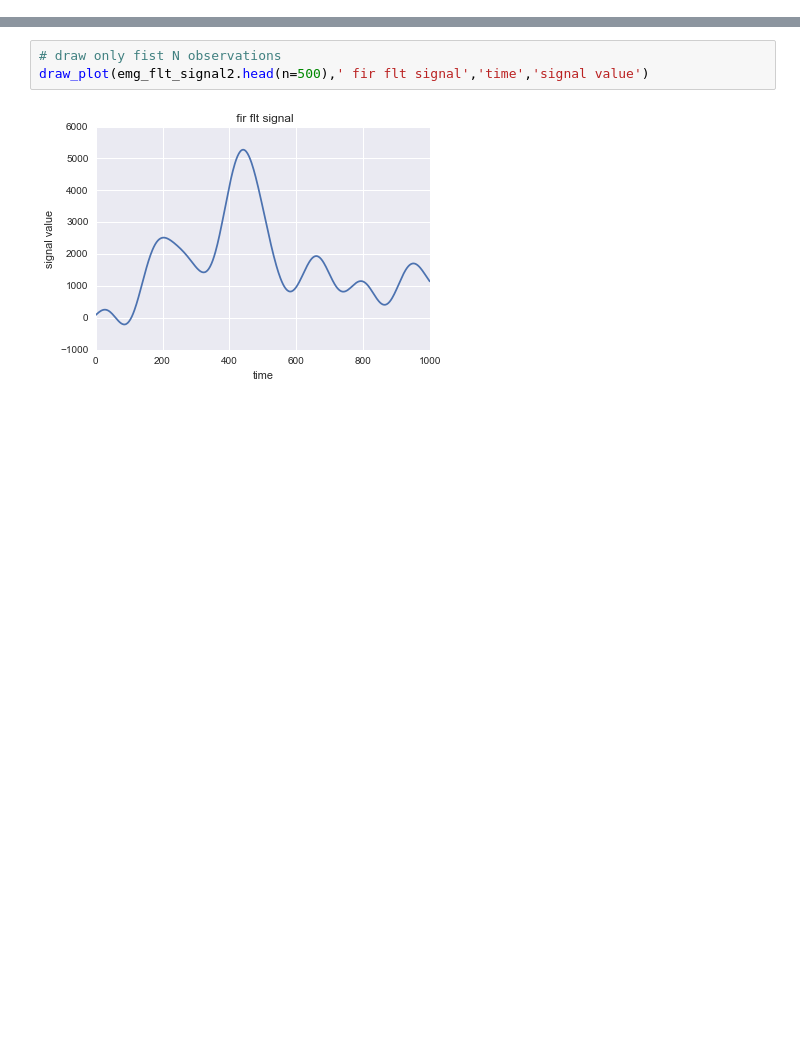
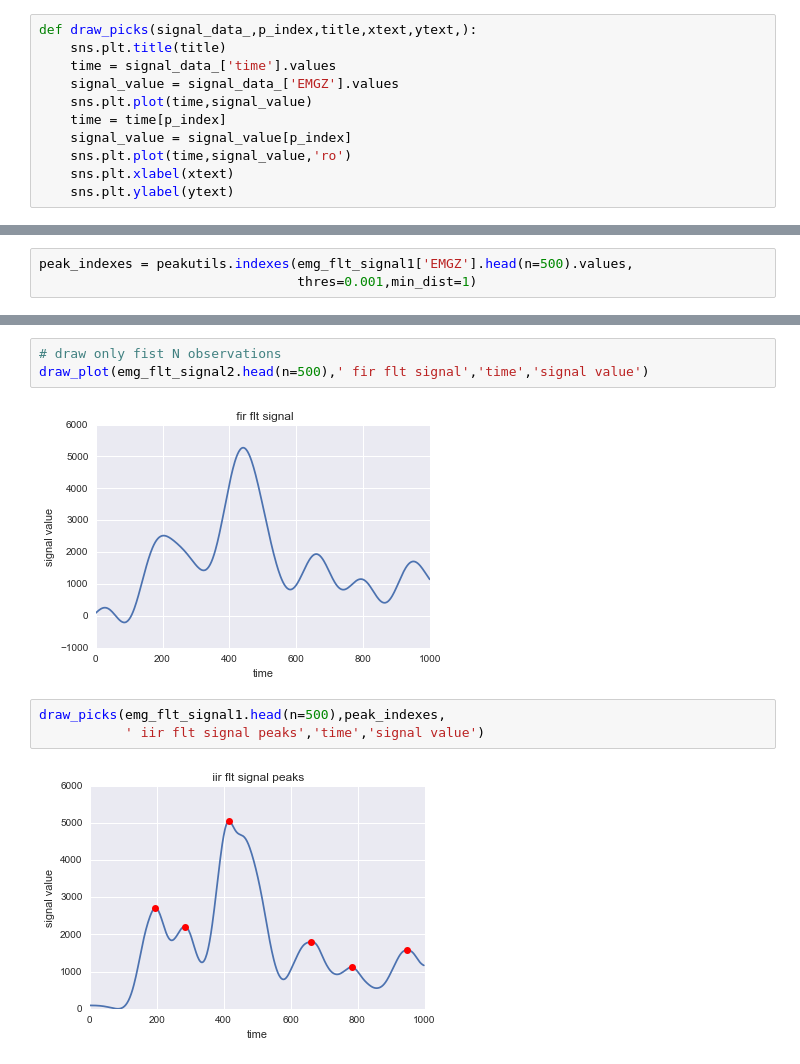
Before and after one commit to gogolgrind/brain_signal, a Jupyter notebook: notebooks/brain_signal.ipynb, the cells around one changed output, grey strips where cells are left out. Saved outputs shown, nothing was run; the diff lists cells and outputs as text; blank space fills up the shorter version.

Commit message:
Basic signal preprocessing. add peaks finding

```diff
--- a/notebooks/brain_signal.ipynb
+++ b/notebooks/brain_signal.ipynb
@@ -11 +12,12 @@ from scipy.signal import butter,filtfilt,firwin
+# %%
+def draw_picks(signal_data_,p_index,title,xtext,ytext,):
+    sns.plt.title(title)
+    time = signal_data_['time'].values
+    signal_value = signal_data_['EMGZ'].values
+    sns.plt.plot(time,signal_value)
+    time = time[p_index]
+    signal_value = signal_value[p_index]
+    sns.plt.plot(time,signal_value,'ro')
+    sns.plt.xlabel(xtext)
+    sns.plt.ylabel(ytext)
 # %%
@@ -116,3 +128,6 @@ draw_plot(emg_flt_signal.head(n=500),' bandpas flt signal','time','signal value'
 emg_flt_signal1 = apply_iir_filter(emg_flt_signal,btype = 'low')
 # %% [output]
 500.0
+# %%
+peak_indexes = peakutils.indexes(emg_flt_signal1['EMGZ'].head(n=500).values,
+                                 thres=0.001,min_dist=1)
@@ -130,3 +149,8 @@ emg_flt_signal2 = apply_fir_filter(emg_flt_signal,btype = 'low')
 draw_plot(emg_flt_signal2.head(n=500),' fir flt signal','time','signal value')
 # %% [output]
 [figure]
+# %%
+draw_picks(emg_flt_signal1.head(n=500),peak_indexes,
+           ' iir flt signal peaks','time','signal value')
+# %% [output]
+[figure, added]
```
Also changed, not shown: parts of 3 cells of this notebook.
